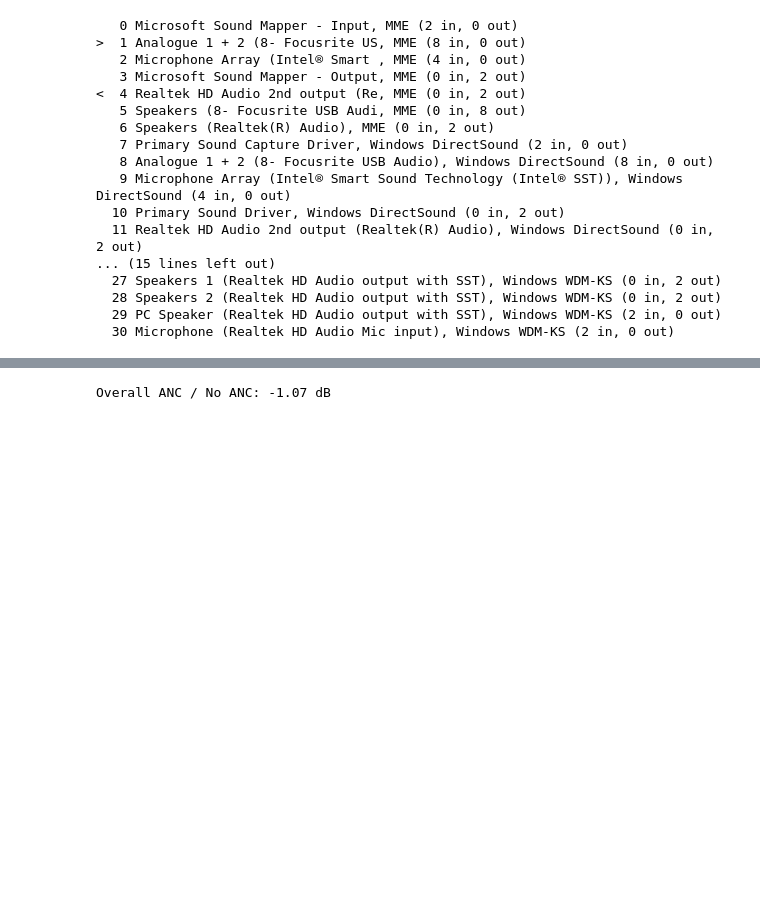
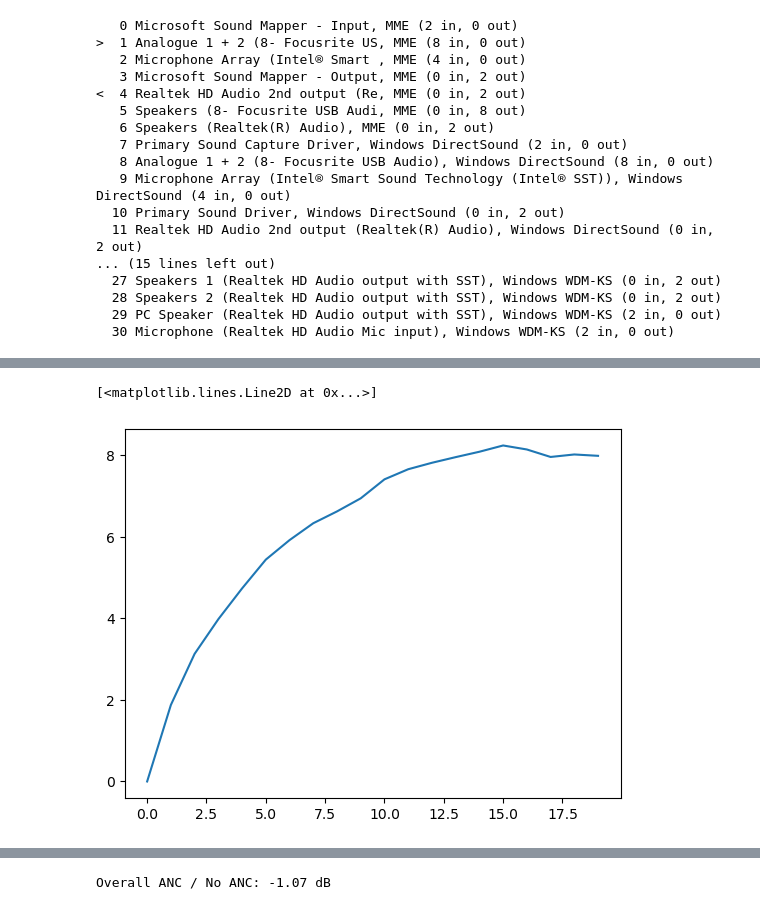
Before and after one commit to bowerirn/Reverb-Control, a Jupyter notebook: experiments/sharc_grid_search.ipynb, the cells around one changed output, grey strips where cells are left out. Drawn from its saved outputs; the diff is of its cells as text; code cells hidden in the pictures; blank space fills up the shorter version.

```diff
--- a/experiments/sharc_grid_search.ipynb
+++ b/experiments/sharc_grid_search.ipynb
@@ -42,0 +79,5 @@ Using input:  USB2.0-MIDI 0
+# %%
+plt.plot(w_norm_log)
+# %% [output]
+[<matplotlib.lines.Line2D at 0x...>]
+[figure, added]
```
Also changed, not shown: parts of 31 cells of this notebook, 33 other files.
